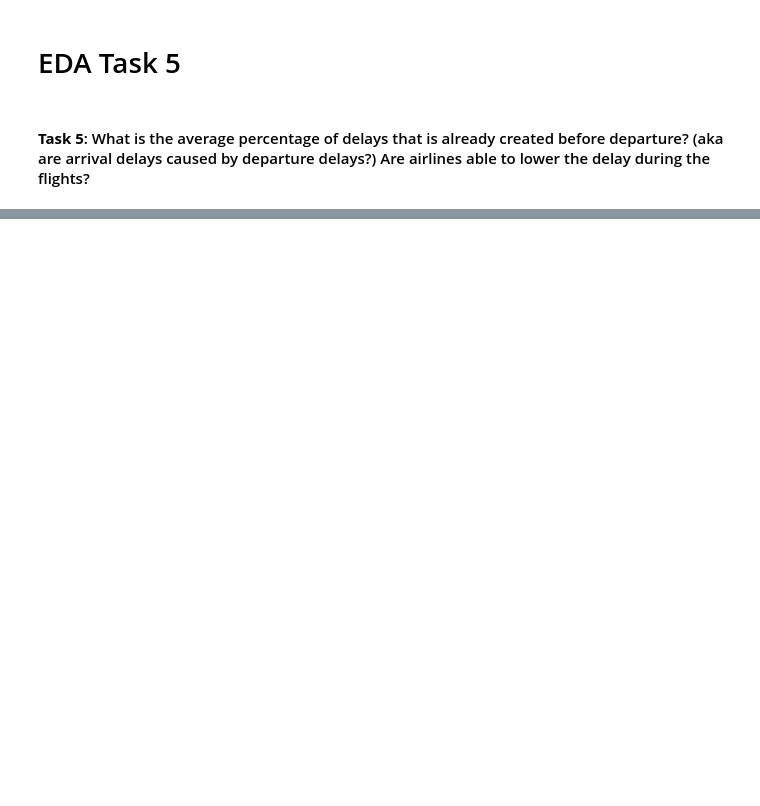
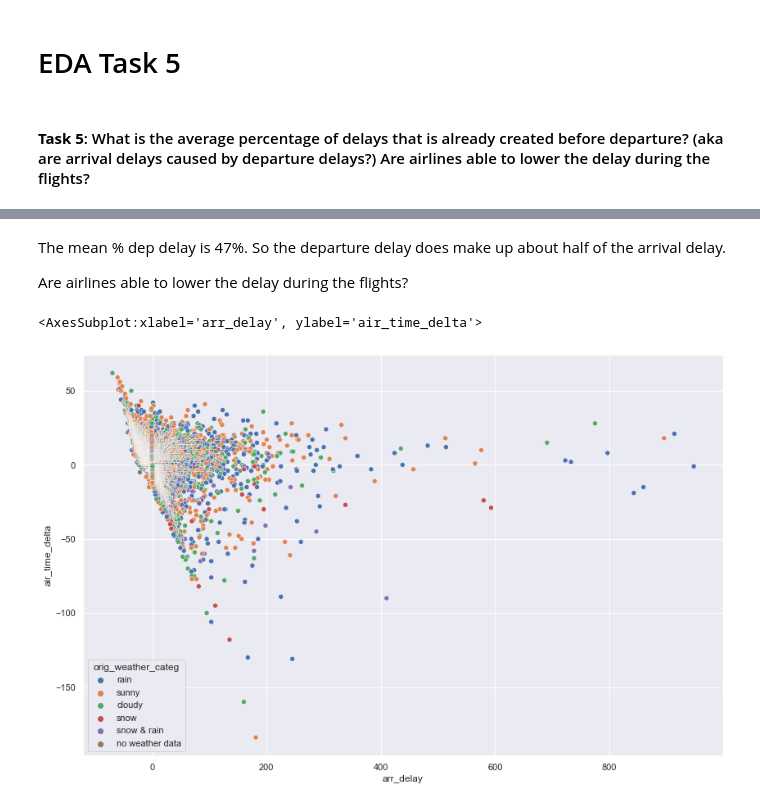
Before and after one commit to BRCanada/Flight-Delay-Prediction, a Jupyter notebook: EDA_Task5.ipynb, the cells around one changed output, grey strips where cells are left out. Cells and saved outputs as stored; diff of their text form; code cells hidden in the pictures; blank space fills up the shorter version.

```diff
--- a/EDA_Task5.ipynb
+++ b/EDA_Task5.ipynb
@@ -78,0 +142,9 @@ The average delay caused by departures is 12 minutes
+# %% [markdown]
+The mean % dep delay is 47%. So the departure delay does make up about half of the arrival delay.
+
+Are airlines able to lower the delay during the flights?
+# %%
+sns.scatterplot(data=delay_result, x="arr_delay", y="air_time_delta", hue = 'orig_weather_categ')
+# %% [output]
+<AxesSubplot:xlabel='arr_delay', ylabel='air_time_delta'>
+[figure, added]
```
Also changed, not shown: parts of 31 cells of this notebook, 10 other files.
